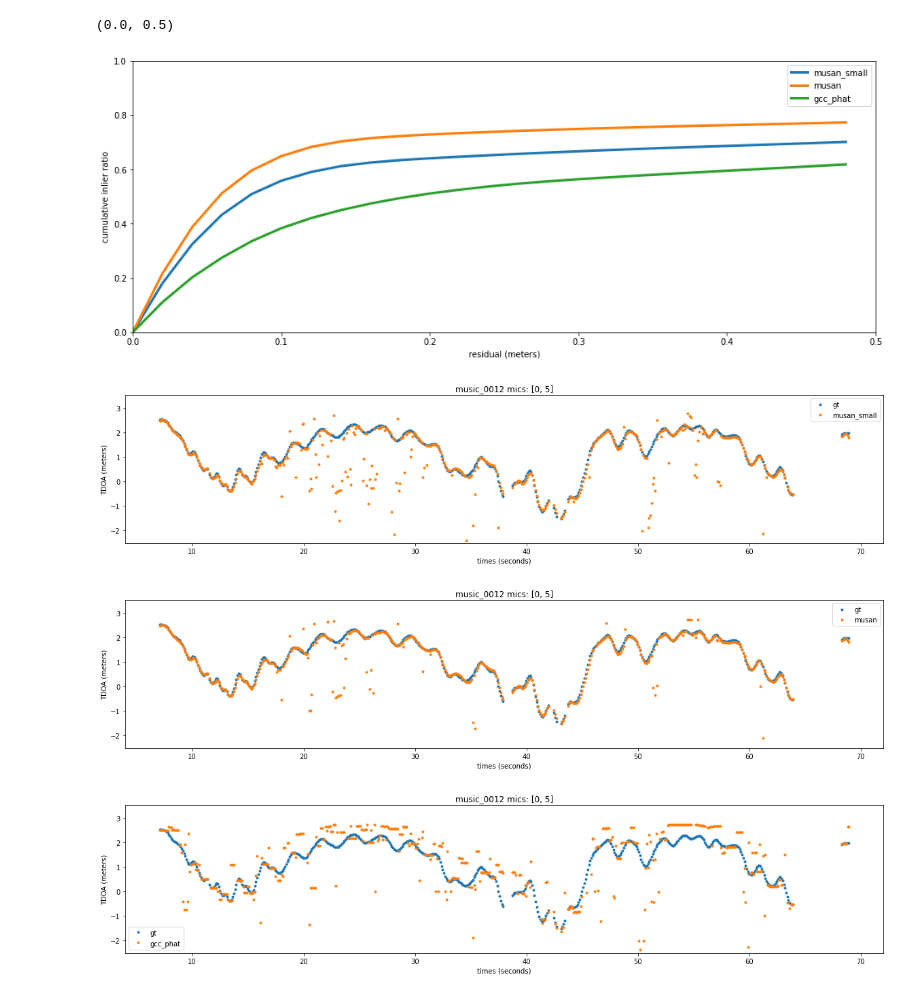
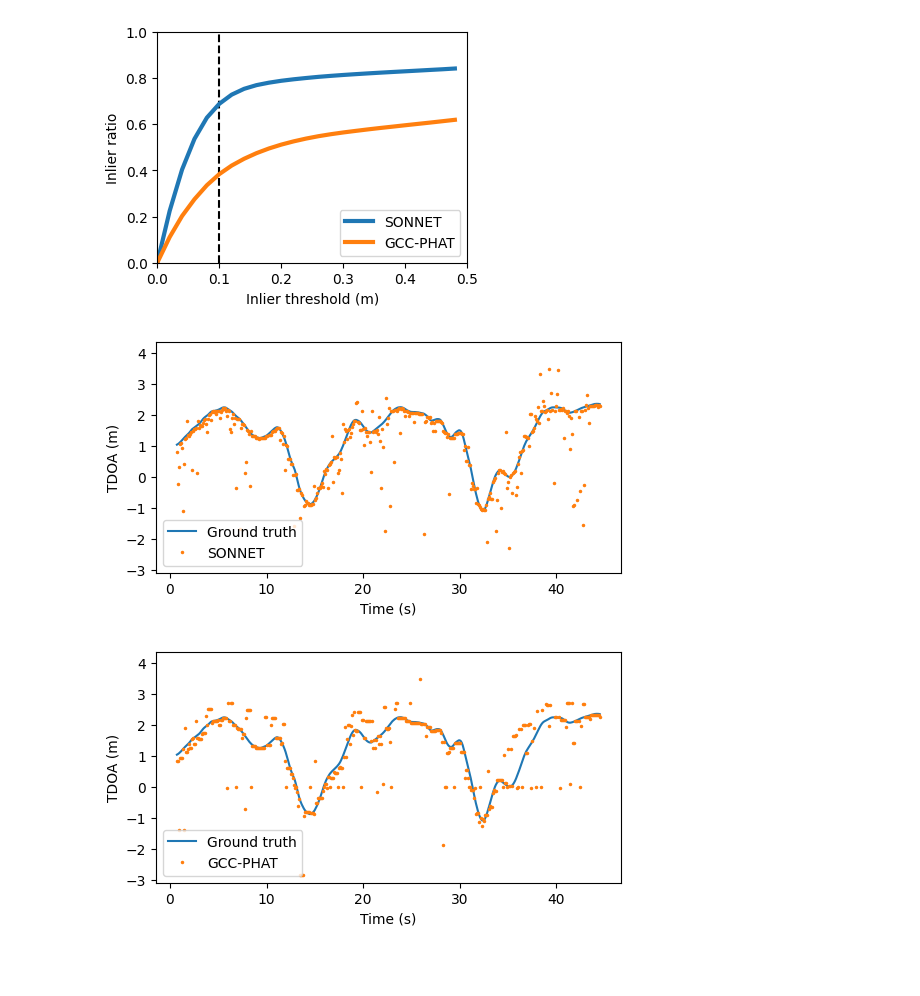
Before and after one commit to Etomer/SONNET, a Jupyter notebook: scripts/eval/evaluation_real_data.ipynb, the cells around one changed output. Cells and saved outputs as stored; diff of their text form; code cells hidden in the pictures; blank space fills up the shorter version.

```diff
--- a/scripts/eval/evaluation_real_data.ipynb
+++ b/scripts/eval/evaluation_real_data.ipynb
@@ -58,38 +56,39 @@ for model_name in models.keys():
 # %%
 xs = np.arange(25)
-plt.figure(figsize=(16,6))
-
+plt.figure(figsize=(4,3))
+plt.axvline(0.1,linestyle='--', color='k',label='_nolegend_')
 for res in residuals.values():
     c_acc = [sum(np.abs(res) < i)/res.shape[0] for i in xs]
     plt.plot(xs/50, c_acc, linewidth=3)
 
 plt.legend(models.keys())
-plt.xlabel('residual (meters)')
-plt.ylabel('cumulative inlier ratio')
+plt.xlabel('Inlier threshold (m)')
+plt.ylabel('Inlier ratio')
 
 plt.ylim(0,1)
 plt.xlim(0,0.5)
+
+#tikzplotlib.save("real_cumulative.tex")
 # %% [output]
-(0.0, 0.5)
-[figure, old version]
+[figure, new version]
 # %%
-experiment = "music_0012"
-#experiment = "chirp_0004"
+experiment = "music_0014"
+experiment = "chirp_0001"
 mics = [0,5]
 sound, tdoa, times = d.get_sequence(experiment, mics)
 
 for model_name in models:
-    plt.figure(figsize=(20,4))
-    plt.plot(times,tdoa/50,'.')
+    plt.figure(figsize=(6,3))
+    plt.plot(times,tdoa/50,'-')
     with torch.no_grad():
         pred = models[model_name](torch.tensor(sound).to(device)).argmax(1).cpu().numpy() - 500
-    plt.plot(times, pred/50, '.')
-    plt.ylabel('TDOA (meters)')
-    plt.xlabel("times (seconds)")
-    plt.title(experiment + " mics: "+ str(mics))
-    plt.legend(["gt",model_name])
-    plt.ylim(np.min(tdoa)/50-1,np.max(tdoa)/50 + 1)
+    plt.plot(times, pred/50, '.',markersize=3)
+    plt.ylabel('TDOA (m)')
+    plt.xlabel("Time (s)")
+    #plt.title(experiment + " mics: "+ str(mics))
+    plt.legend(["Ground truth",model_name],bbox_to_anchor=(0,0), loc="lower left")
+    plt.ylim(np.min(tdoa)/50-2,np.max(tdoa)/50 + 2)
+    #tikzplotlib.save(model_name + "_on_" + experiment + ".tex")
 # %% [output]
-[figure, old version]
+[figure, new version]
-[figure, old version]
+[figure, new version]
-[figure, removed]
```
Also changed, not shown: parts of 3 cells of this notebook.
